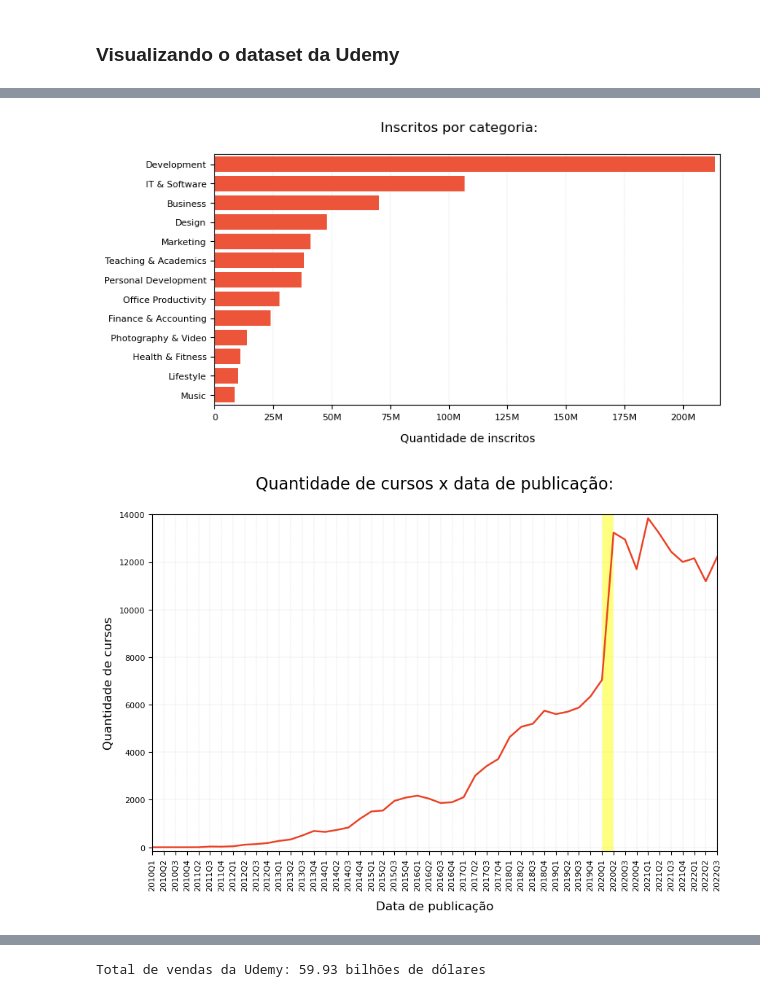
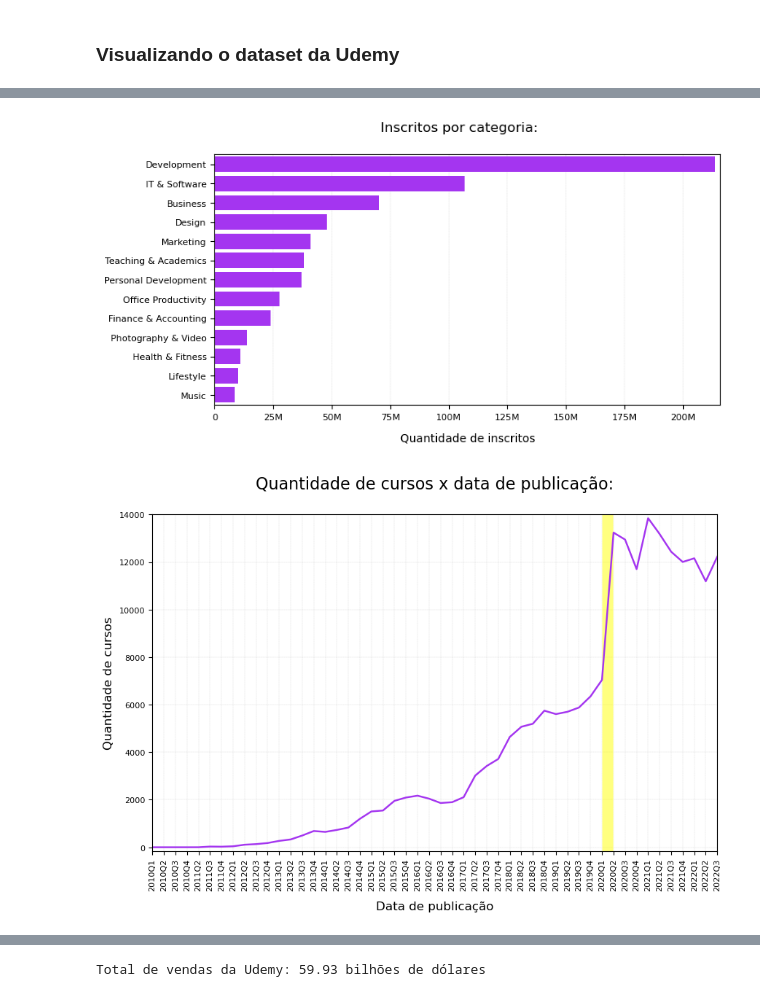
Before and after one commit to ismailymendes/mooc_udemy_coursera, a Jupyter notebook: mooc_udemy_coursera.ipynb, the cells around one changed output, grey strips where cells are left out. Cells and saved outputs as stored; diff of their text form; code cells hidden in the pictures.

```diff
--- a/mooc_udemy_coursera.ipynb
+++ b/mooc_udemy_coursera.ipynb
@@ -107,7 +107,7 @@ udemy_cursos['published_time'] = pd.to_datetime(udemy_cursos['published_time'],
 udemy_cursos['last_update_date'] = pd.to_datetime(udemy_cursos['last_update_date'], format='%Y-%m-%d', errors = 'raise')
 # %%
 # Preenche os campos nulos
-udemy_cursos = (udemy_cursos.fillna('Unlisted'))
+udemy_cursos = (udemy_cursos.fillna('-'))
 # %%
 udemy_cursos.dtypes
 # %% [output]
@@ -305,32 +305,32 @@ plt.show()
 # %%
 udemy_b = udemy_cursos.groupby(['category']).sum(numeric_only=True).sort_values(by='num_subscribers',ascending=True)
 fig, ax = plt.subplots(figsize=(8, 4))
-ax.barh(udemy_b.index, udemy_b['num_subscribers'], color='#ed553b')
+ax.barh(udemy_b.index, udemy_b['num_subscribers'], color='#A435F0')
 ax.xaxis.set_major_formatter(ticker.FuncFormatter(lambda x, pos: '{:,.0f}'.format(x/1000000) + 'M' if x!=0 else 0))
 plt.margins(0.01)
 plt.xlabel("Quantidade de inscritos", labelpad=10)
 plt.grid(axis='x', color ='Grey',
         linestyle ='-.', linewidth = 0.1)
 plt.suptitle('Inscritos por categoria:')
 
 SMALL_SIZE = 8
 MEDIUM_SIZE = 10
 BIGGER_SIZE = 12
 
 plt.rc('axes', labelsize=MEDIUM_SIZE)   # fontsize of the x and y labels
 plt.rc('xtick', labelsize=SMALL_SIZE)   # fontsize of the tick labels
 plt.rc('ytick', labelsize=SMALL_SIZE)   # fontsize of the tick labels
 plt.rc('legend', fontsize=SMALL_SIZE)   # legend fontsize
 plt.show()
 # %% [output]
-[figure, old version]
+[figure, new version]
 # %%
 # teste
 udemy_cursos['published_QDate'] = pd.PeriodIndex(udemy_cursos.published_time, freq='Q')
 udemy_publish = udemy_cursos.groupby(['published_QDate'], as_index=False).size().sort_values(by='published_QDate')
 udemy_publish['published_QDate'] = udemy_publish['published_QDate'].apply(str)
 fig, ax = plt.subplots(figsize=(10, 6))
-plt.plot(udemy_publish.index[:-1], udemy_publish['size'][:-1], color='#eb4124', linewidth=1.75)
+plt.plot(udemy_publish.index[:-1], udemy_publish['size'][:-1], color='#A435F0', linewidth=1.75)
 plt.margins(x=0, y=0.012)
 plt.ylabel("Quantidade de cursos", labelpad=5, fontsize=12)
 plt.xlabel("Data de publicação", labelpad=10, fontsize=12)
@@ -351,7 +351,7 @@ ax.add_patch(poly)
 plt.title('Quantidade de cursos x data de publicação:\n',loc='center', fontdict={'fontsize': 16})
 plt.show()
 # %% [output]
-[figure, old version]
+[figure, new version]
 # %%
 udemy_c = (udemy_cursos.groupby(['topic'], as_index=False)
            .size()
```
Also changed, not shown: parts of 18 cells of this notebook.
